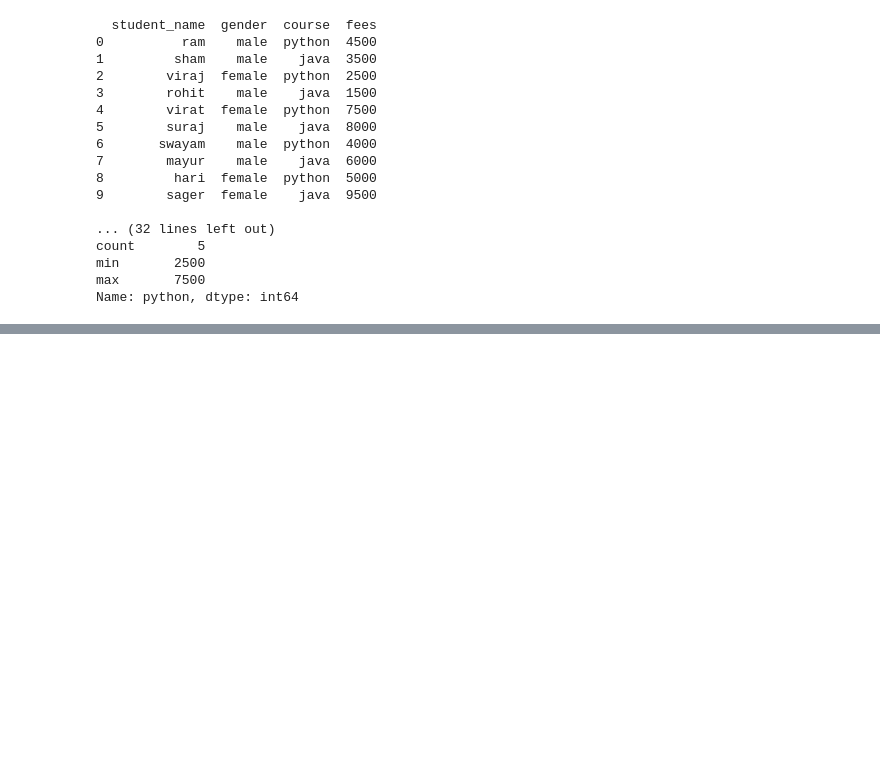
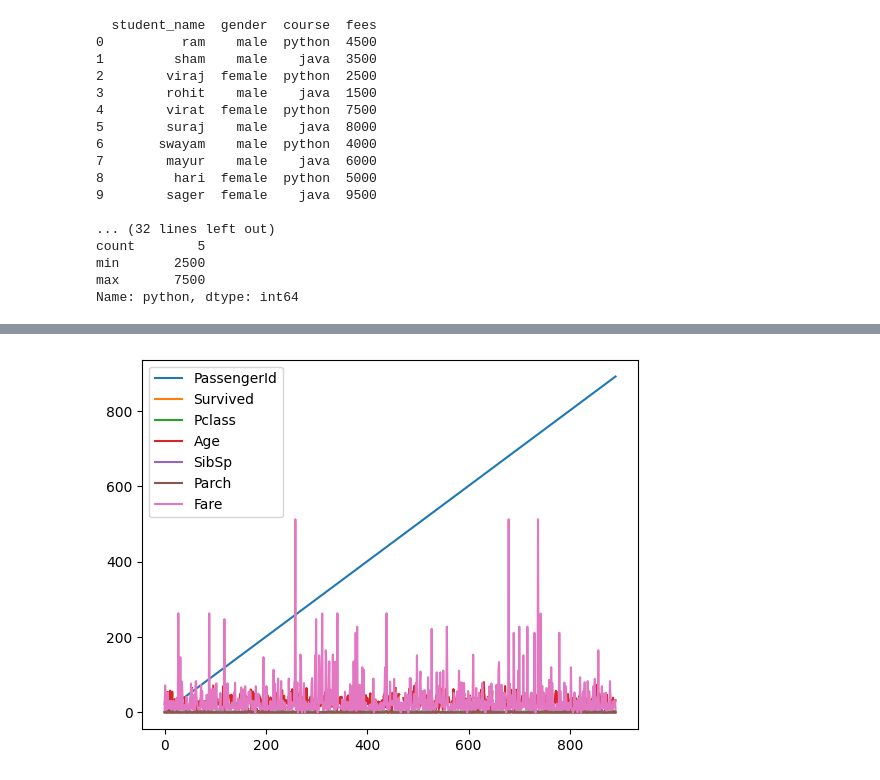
Before and after one commit to gaurav3829/python_libraries, a Jupyter notebook: copy_of_pandas.ipynb, the cells around one changed output, grey strips where cells are left out. Cells and saved outputs as stored; diff of their text form; code cells hidden in the pictures; blank space fills up the shorter version.

```diff
--- a/copy_of_pandas.ipynb
+++ b/copy_of_pandas.ipynb
@@ -130,0 +173,3 @@ SyntaxError: (unicode error) 'unicodeescape' codec can't decode bytes in positio
+# %%
+titanic=pd.read_csv("/content/Titanic-Dataset.csv")
+print(titanic)
@@ -130,0 +416,3 @@ SyntaxError: (unicode error) 'unicodeescape' codec can't decode bytes in positio
+# %%
+titanic.iloc[0:3,3]="anon"
+titanic.iloc[0:5,3]
@@ -130,0 +430,5 @@ SyntaxError: (unicode error) 'unicodeescape' codec can't decode bytes in positio
+# %%
+titanic.plot()
+plt.show()
+# %% [output]
+[figure, added]
```
Also changed, not shown: parts of 39 cells of this notebook.
